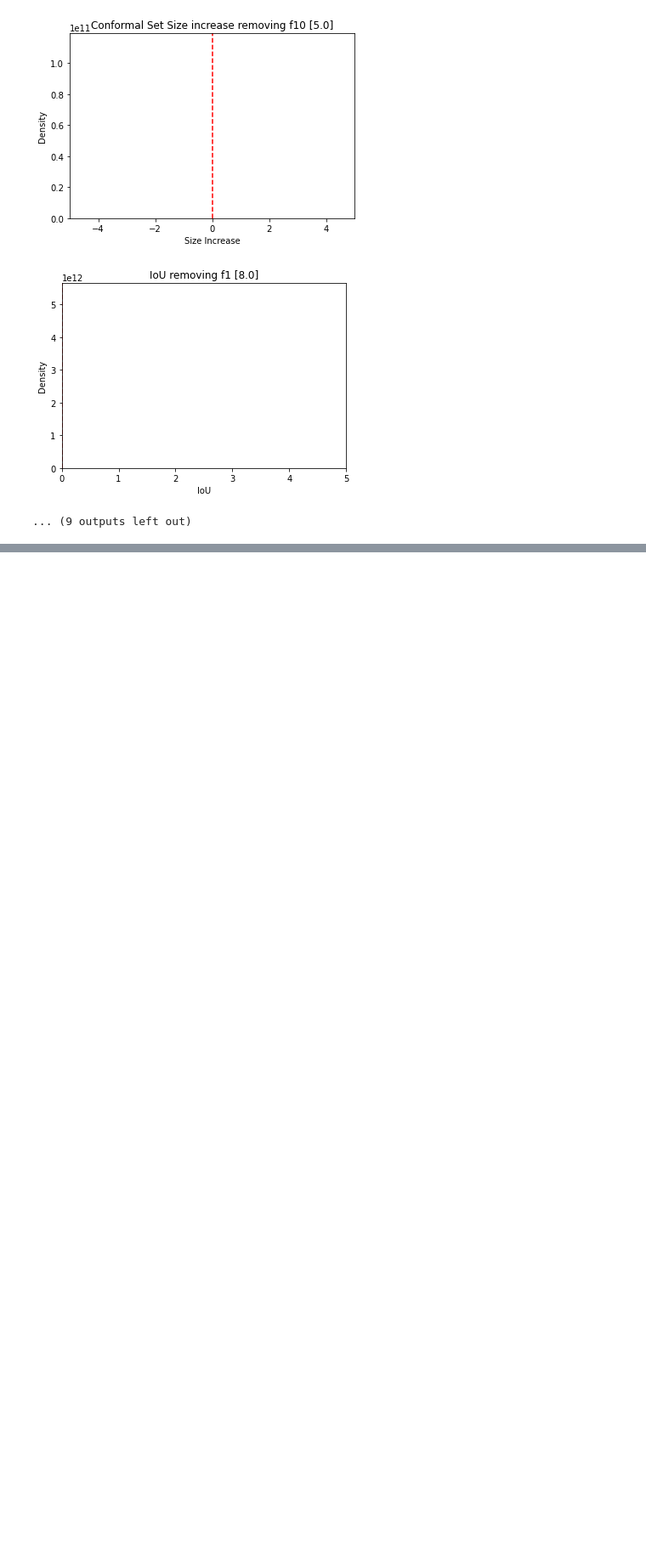
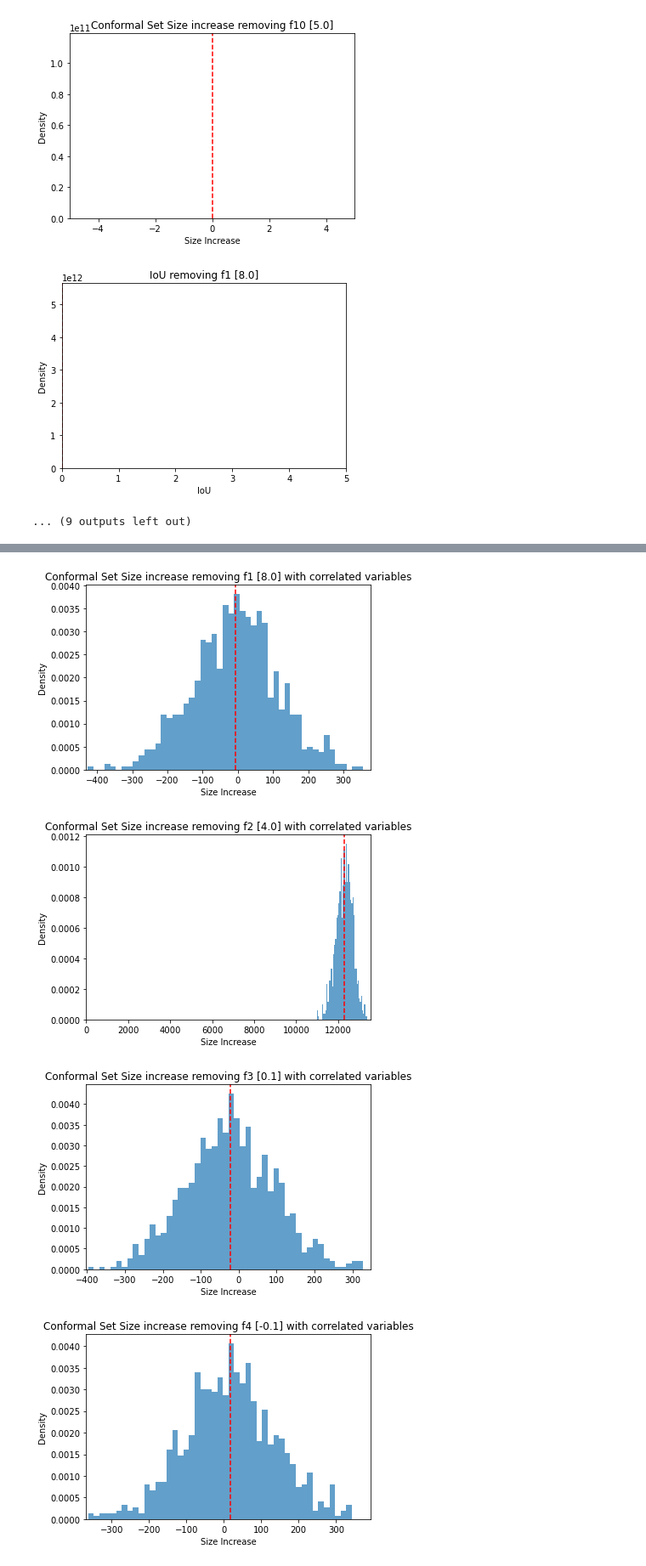
Before and after one commit to JuanMataNaranjo/Explain_Conformal, a Jupyter notebook: linear_data.ipynb, the cells around one changed output, grey strips where cells are left out. Shown at 85% size. Saved outputs shown, nothing was run; the diff lists cells and outputs as text; code cells hidden in the pictures; blank space fills up the shorter version.

```diff
--- a/linear_data.ipynb
+++ b/linear_data.ipynb
@@ -445,0 +469,9 @@ Time for 1 loop:  26.72939443588257
+# %%
+weights=np.array([8, 4, 0.1, -0.1, 8, -8, -4, -3, 1, 5])
+
+num_samples = 10000
+mu = np.array([1, 1, 1, 1, 1, 1, 1, 1, 1, 1])
+cov_matrix = np.eye(N=10)
+
+lineardata = LinearDataCorrelated(n=num_samples, mu=mu, cov_matrix=cov_matrix, std=1, weights=weights)
+lineardata.X_y_split(y='Y')
@@ -445,0 +576,43 @@ Time for 1 loop:  26.72939443588257
+# %%
+import numpy as np
+from matplotlib import pyplot as plt
+
+for i, variable in enumerate(lineardatacorr.calib_data_X.columns):
+
+    data = boot_size[variable]
+
+    # fixed bin size
+    bins = np.arange(min(data), max(data), (max(data)-min(data))/50) # fixed bin size
+
+    plt.xlim([min(0, min(data))-5, max(data)+5])
+
+    plt.hist(data, bins=bins, alpha=0.7, density=True)
+    plt.axvline(x=np.mean(data), color='red', linestyle='--')
+    plt.title('Conformal Set Size increase removing ' + variable + ' [' + str(weights[i]) + '] with correlated variables')
+    plt.xlabel('Size Increase')
+    plt.ylabel('Density')
+    plt.savefig('images\Linear_data_correlated\correlated_conformal_set_size_increase_'+variable)
+    plt.show()
+
+
+for i, variable in enumerate(lineardatacorr.calib_data_X.columns):
+
+    data = boot_IoU[variable]
+
+    # fixed bin size
+    bins = np.arange(min(data), max(data), (max(data)-min(data))/50) # fixed bin size
+
+    plt.xlim([0, max(data)+5])
+
+    plt.hist(data, bins=bins, alpha=0.7, density=True)
+    plt.axvline(x=np.mean(data), color='red', linestyle='--')
+    plt.title('IoU removing ' + variable + ' [' + str(weights[i]) + '] with correlated variables')
+    plt.xlabel('IoU')
+    plt.ylabel('Density')
+    plt.savefig('images\Linear_data_correlated\correlated_IoU_'+variable)
+    plt.show()
+# %% [output]
+[figure, added]
+[figure, added]
+[figure, added]
+[figure, added]
```
Also changed, not shown: parts of 8 cells of this notebook, 2 other files.
